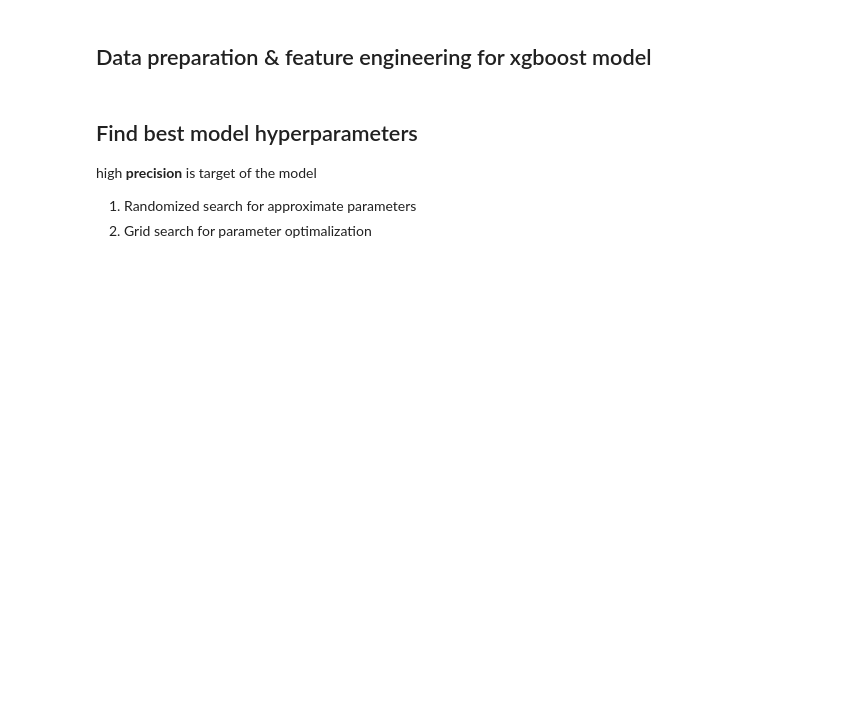
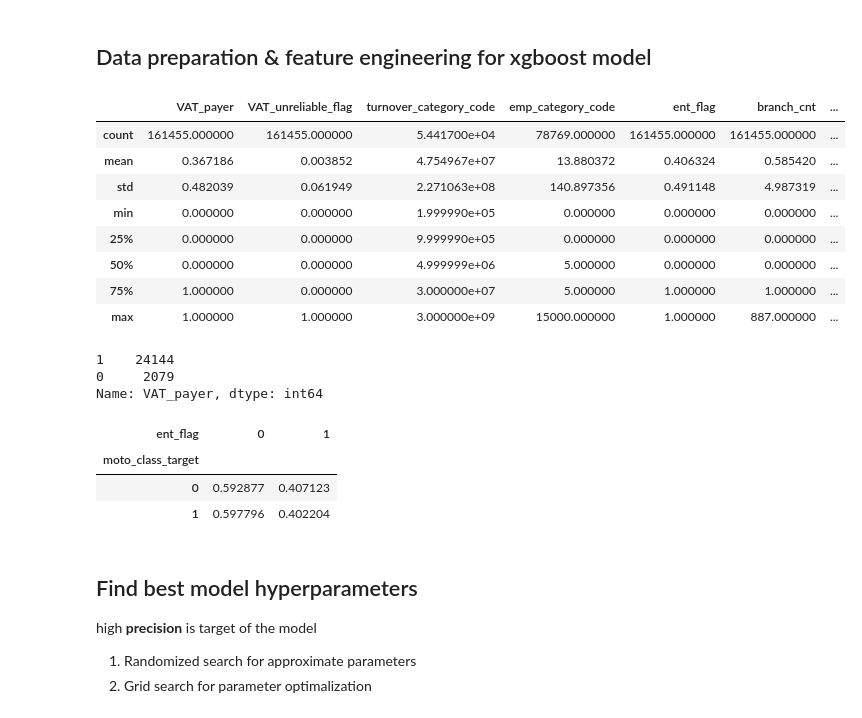
Before and after one commit to mindforceai/tools, a Jupyter notebook: data_analysis_w_xgboost/data_analysis_w_xgboost.ipynb, the cells around one changed output. Saved outputs shown, nothing was run; the diff lists cells and outputs as text; code cells hidden in the pictures; blank space fills up the shorter version.

```diff
--- a/data_analysis_w_xgboost/data_analysis_w_xgboost.ipynb
+++ b/data_analysis_w_xgboost/data_analysis_w_xgboost.ipynb
@@ -31,4 +27,7 @@ from eli5.sklearn import PermutationImportance
 # from pandas_profiling import ProfileReport
+# %%
+pd.set_option('display.max_columns', None)
+# pd.set_option('display.max_rows', None)
 # %% [markdown]
 ## Load data from Extera Feature Store
 # %%
@@ -93,6 +92,31 @@ select * except (sid) from non_L_sample_comp
 moto_model_data = pd.read_gbq(project_id='steady-vine-203410',query = moto_data_query)
 # %% [markdown]
 ## Data preparation & feature engineering for xgboost model
+# %%
+moto_model_data.describe()
+# %% [output]
+|  | VAT_payer | VAT_unreliable_flag | turnover_category_code | emp_category_code | ent_flag | branch_cnt | ... |
+| count | 161455.000000 | 161455.000000 | 5.441700e+04 | 78769.000000 | 161455.000000 | 161455.000000 | ... |
+| mean | 0.367186 | 0.003852 | 4.754967e+07 | 13.880372 | 0.406324 | 0.585420 | ... |
+| std | 0.482039 | 0.061949 | 2.271063e+08 | 140.897356 | 0.491148 | 4.987319 | ... |
+| min | 0.000000 | 0.000000 | 1.999990e+05 | 0.000000 | 0.000000 | 0.000000 | ... |
+| 25% | 0.000000 | 0.000000 | 9.999990e+05 | 0.000000 | 0.000000 | 0.000000 | ... |
+| 50% | 0.000000 | 0.000000 | 4.999999e+06 | 5.000000 | 0.000000 | 0.000000 | ... |
+| 75% | 1.000000 | 0.000000 | 3.000000e+07 | 5.000000 | 1.000000 | 1.000000 | ... |
+| max | 1.000000 | 1.000000 | 3.000000e+09 | 15000.000000 | 1.000000 | 887.000000 | ... |
+# %%
+moto_model_data[(moto_model_data['moto_class_target']==1)].VAT_payer.value_counts()
+# %% [output]
+1    24144
+0     2079
+Name: VAT_payer, dtype: int64
+# %%
+pd.crosstab(index=moto_model_data['moto_class_target'], columns=moto_model_data['ent_flag'], normalize='index')
+# %% [output]
+| ent_flag | 0 | 1 |
+| moto_class_target |  |  |
+| 0 | 0.592877 | 0.407123 |
+| 1 | 0.597796 | 0.402204 |
 # %%
 x, y = moto_model_data.iloc[:,:-1],moto_model_data.iloc[:,-1]
 X_train, X_test, y_train, y_test = train_test_split(x, y, test_size=0.2, random_state=123, stratify=y)
```
Also changed, not shown: parts of 6 cells of this notebook.
